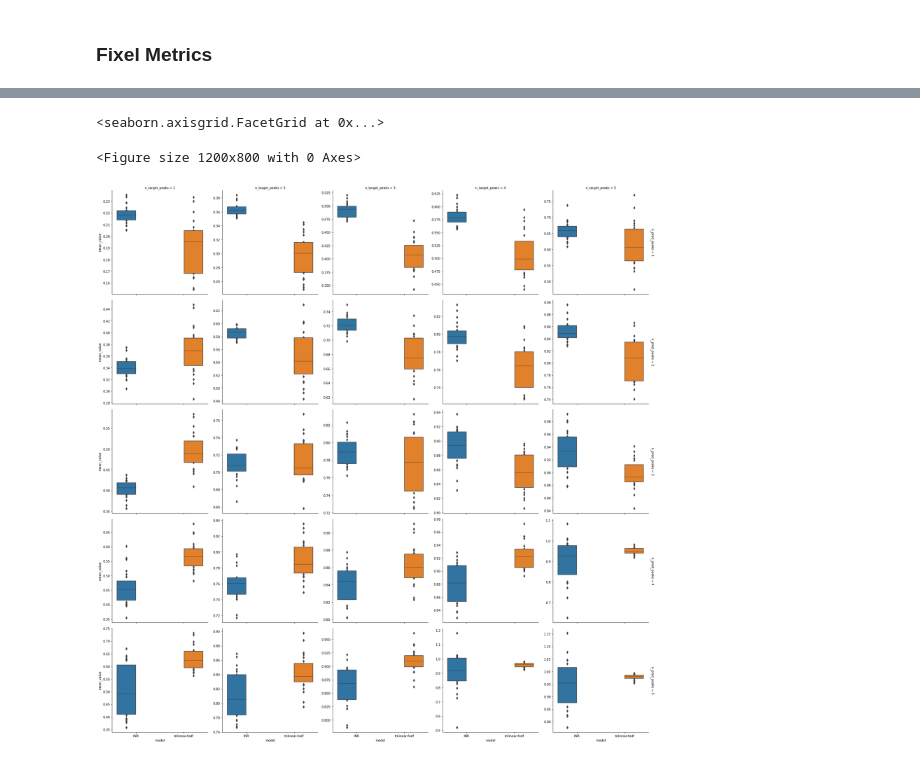
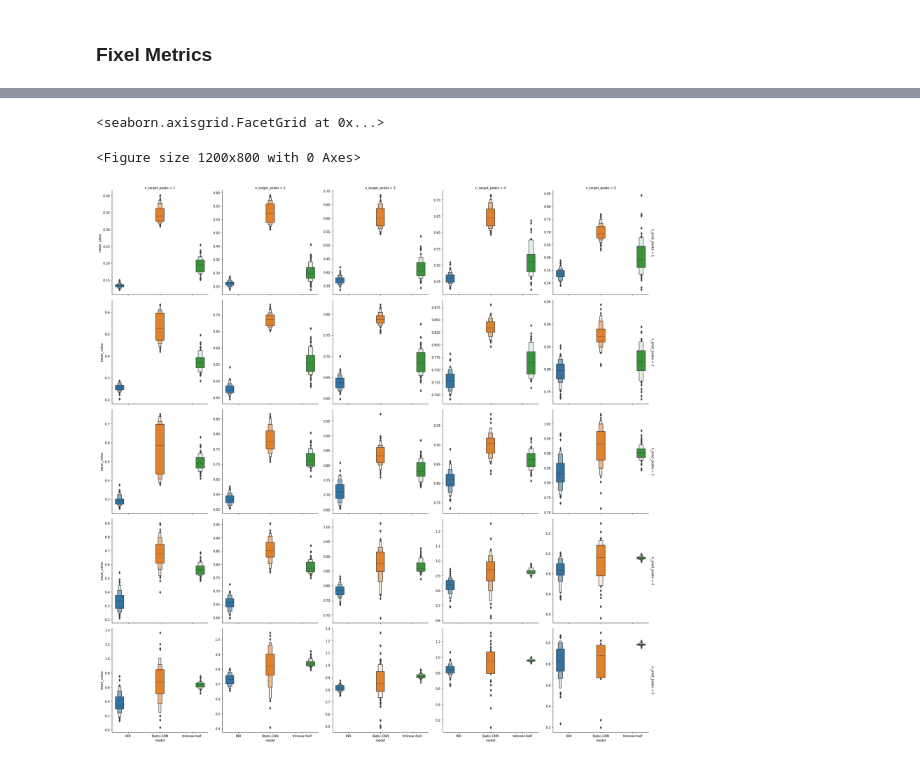
Before and after one commit to TylerSpears/fenri, a Jupyter notebook: notebooks/data_analysis/native_resolution_quant_comparison_results.ipynb, the cells around one changed output, grey strips where cells are left out. Drawn from its saved outputs; the diff is of its cells as text; code cells hidden in the pictures.

```diff
--- a/notebooks/data_analysis/native_resolution_quant_comparison_results.ipynb
+++ b/notebooks/data_analysis/native_resolution_quant_comparison_results.ipynb
@@ -249,7 +339,8 @@ assert len(model_names) == len(model_pred_root_dirs)
 # %%
 subj_data = Box(default_box=True)
 
-for subj_id in test_subj_ids:
+for subj_id in unique_test_subj_ids:
+    print(subj_id, flush=True, end="...")
     d_i = Box(default_box=True)
     gt_fs = pitn.data.datasets2.HCPfODFINRDataset.get_fodf_subj_dict(
         subj_id, hcp_full_res_fodf_dir
@@ -275,25 +366,33 @@ for subj_id in test_subj_ids:
 
     # Break up the fivett into the different tissues.
     fivett = nib_fdata_loader(d_i.gt.nib.fivett, bool, caching="unchanged")
-    gm_mask = fivett[0:2].sum(0, keepdims=True).astype(bool)
-    d_i.gt.gm_mask = gm_mask
+    # gm_mask = fivett[0:2].sum(0, keepdims=True).astype(bool)
+    # d_i.gt.gm_mask = gm_mask
     wm_mask = fivett[2:3]
     d_i.gt.wm_mask = wm_mask
-    csf_mask = fivett[3:4]
-    d_i.gt.csf_mask = csf_mask
+    # csf_mask = fivett[3:4]
+    # d_i.gt.csf_mask = csf_mask
     brain_mask = nib_fdata_loader(d_i.gt.nib.brain_mask, bool, caching="unchanged")
-    brain_mask = brain_mask[None] | d_i.gt.gm_mask | d_i.gt.wm_mask | d_i.gt.csf_mask
+    brain_mask = brain_mask[None] | d_i.gt.wm_mask
     d_i.gt.brain_mask = brain_mask
 
-    for name, root_dir in zip(model_names, model_pred_root_dirs):
-        pred_f = pitn.utils.system.get_file_glob_unique(
-            Path(root_dir).resolve(), f"*{subj_id}*.nii.gz"
-        )
-        d_i.models[name].f.odf_coeff = pred_f
-        d_i.models[name].nib.odf_coeff = nib_im_loader(d_i.models[name].f.odf_coeff)
+    for split in unique_test_splits:
+        if subj_id not in set(test_subj_ids_split[split]) and split != "n/a":
+            continue
+        for name, root_dir in zip(model_names, model_pred_root_dirs):
+            if model_split_mapping[name] != split:
+                continue
+            pred_f = pitn.utils.system.get_file_glob_unique(
+                Path(root_dir).resolve(), f"*{subj_id}*.nii.gz"
+            )
+            d_i.models[split][name].f.odf_coeff = pred_f
+            d_i.models[split][name].nib.odf_coeff = nib_im_loader(
+                d_i.models[split][name].f.odf_coeff
+            )
+            print(name, flush=True, end="...")
 
     subj_data[subj_id] = d_i
-    print(subj_id, flush=True, end="...")
+    print("", flush=True)
 
 # Remove default_box status, to avoid some difficult-to-debug errors later.
 _d = Box(default_box=False)
@@ -722,7 +837,7 @@ def peak_arc_len(input_dirs: torch.Tensor, target_dirs: torch.Tensor):
 # %% [markdown]
 ### Voxel-Wise Metrics
 # %%
-VOXEL_USE_CSV = False
+VOXEL_USE_CSV = True
 # %%
 voxelwise_metrics_results_table = dict(
     subj_id=list(),
@@ -954,8 +1063,8 @@ with sns.axes_style("whitegrid"):
 # %% [markdown]
 ### Fixel Metrics
 # %%
-FIXEL_USE_CSV = False
-WAAE_USE_CSV = False
+FIXEL_USE_CSV = True
+WAAE_USE_CSV = True
 # %%
 peak_metrics_results_table = dict(
     subj_id=list(),
@@ -1619,29 +1670,32 @@ sns.catplot(
 # %%
 plot_table = peak_metrics_results_table.copy()
 plot_table.model[plot_table.model.map(lambda n: "inr" in n.casefold())] = "INR"
+plot_table.model[
+    plot_table.model.map(lambda n: "static-cnn" in n.casefold())
+] = "Static-CNN"
 # plot_table = plot_table[plot_table.n_pred_peaks <= 3]
 plot_table = plot_table[plot_table.n_pred_peaks > 0]
 # plot_table = plot_table[plot_table.n_target_peaks <= 3]
 plot_table = plot_table[plot_table.n_target_peaks > 0]
 # plot_table = plot_table[plot_table.n_target_peaks == plot_table.n_pred_peaks]
 
 plt.figure(dpi=200)
 sns.catplot(
     plot_table,
     x="model",
     y="mean_value",
     hue="model",
     sharey=False,
     col="n_target_peaks",
     row="n_pred_peaks",
     margin_titles=True,
     kind="boxen",
     # cut=0.5,
     # width=0.9,
     # inner='stick',
     # scale="count",
 )
 # %% [output]
 <seaborn.axisgrid.FacetGrid at 0x...>
 <Figure size 1200x800 with 0 Axes>
-[figure, old version]
+[figure, new version]
```
Also changed, not shown: parts of 16 cells of this notebook, 9 other files.
